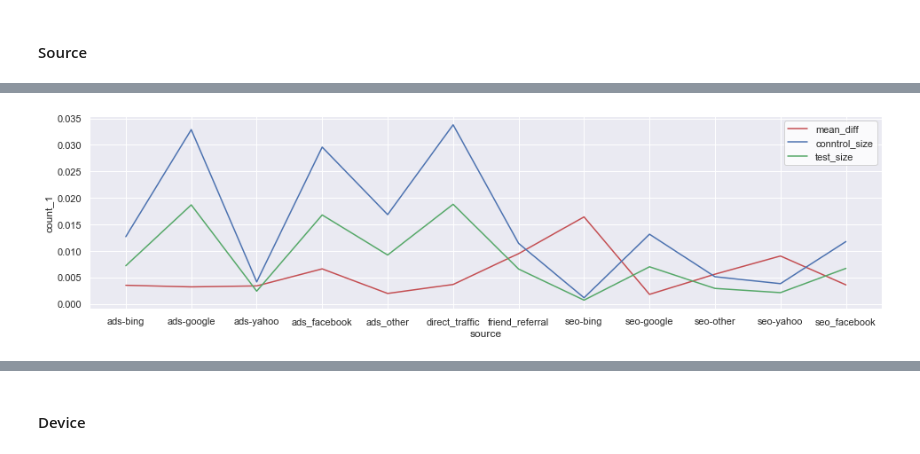
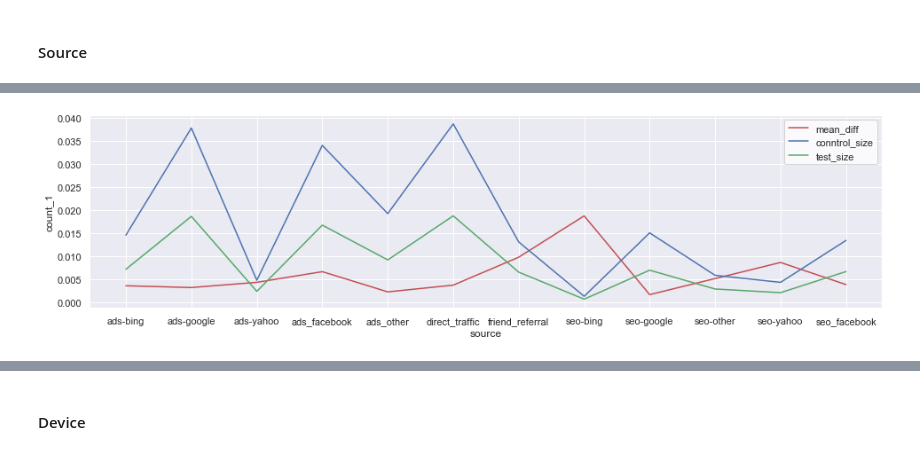
Before and after one commit to crazywiden/Leetcode_daily_submit, a Jupyter notebook: 20e/Pricing Challenge.ipynb, the cells around one changed output, grey strips where cells are left out. Saved outputs shown, nothing was run; the diff lists cells and outputs as text; code cells hidden in the pictures.

```diff
--- a/20e/Pricing Challenge.ipynb
+++ b/20e/Pricing Challenge.ipynb
@@ -80,6 +80,8 @@ test['timestamp_1'] = pd.to_datetime(test['timestamp_1'])
 df = pd.merge(user,test, how='outer')
 # %%
 df['timestamp_2']=df['timestamp_1'].map(lambda x: x.timestamp()/10**5)
+df_1 = df[df['test']==1]
+df_0 = df[df['test']==0]
 df_1_nloc = df[(df['test']==1)&(~df['lat'].isna())]
 df_0_nloc = df[(df['test']==0)&(~df['lat'].isna())]
 # %%
@@ -181,10 +183,10 @@ mc_plot(source_mc,groupvar = 'source')
 # %%
-source_mc_0 = mean_count(df_0_nloc,group_var='source',target_var='converted')
+source_mc_0 = mean_count(df_0,group_var='source',target_var='converted')
 source_mc_0['count'] = source_mc_0['count'] /(10**6)
 source_mc_1 = mean_count(df_1_nloc,group_var='source',target_var='converted')
 source_mc_1['count'] = source_mc_1['count'] /(10**6)
 source_mc_0['mean'] = source_mc_0['mean'] - source_mc_1['mean']
 source_mc_0['count_1'] = source_mc_1['count']
 mc_plot2(source_mc_0,groupvar = 'source')
 # %% [output]
-[figure, old version]
+[figure, new version]
```
Also changed, not shown: parts of 18 cells of this notebook.
